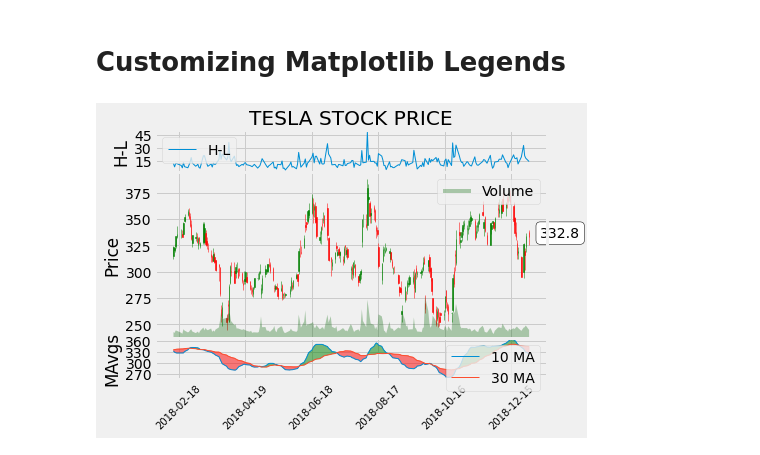
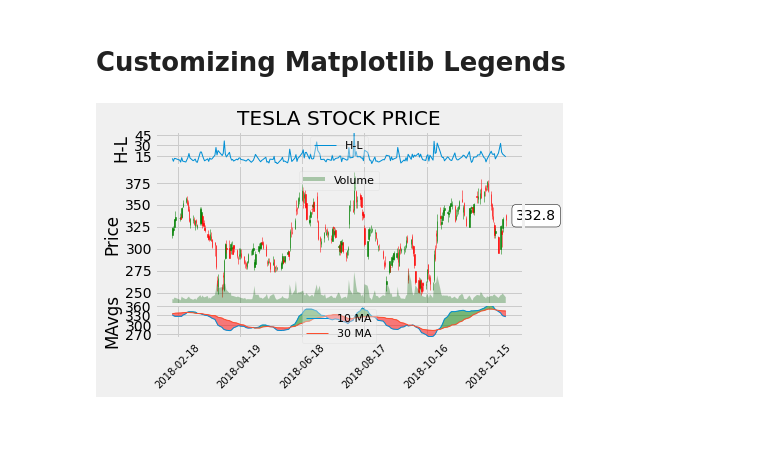
Before and after one commit to hasanarcas/Random-ML-DL-, a Jupyter notebook: Matplotlib-Course/charts.ipynb, the cells around one changed output. Cells and saved outputs as stored; diff of their text form; code cells hidden in the pictures; blank space fills up the shorter version.

```diff
--- a/Matplotlib-Course/charts.ipynb
+++ b/Matplotlib-Course/charts.ipynb
@@ -739,7 +753,7 @@ def moving_average(values, window):
 def high_minus_low(highs, lows):
     return highs-lows
 
-fig = plt.figure()
+fig = plt.figure(facecolor='#f0f0f0')
 ax1 = plt.subplot2grid((6,1), (0,0), rowspan=1, colspan=1)
 plt.title('TESLA STOCK PRICE')
 plt.ylabel('H-L')
@@ -775,31 +789,42 @@ ax2v.fill_between(df.Date.iloc[-start:],0, df.Volume[-start:],
 ax2v.axes.yaxis.set_ticklabels([])
 ax2v.grid(False)
 ax2v.set_ylim(0, 4*df.Volume.max())
 
 
 ax3.plot(df.Date.iloc[-start:], ma1[-start:], linewidth=1, label=str(MA1) +' MA')
 ax3.plot(df.Date.iloc[-start:], ma2[-start:], linewidth=1, label=str(MA2) +' MA')
 ax3.fill_between(df.Date.iloc[-start:], ma2[-start:], ma1[-start:],
                  where=(ma1[-start:]<ma2[-start:]),
                  facecolor='r', edgecolor='r', alpha=0.5)
 ax3.fill_between(df.Date.iloc[-start:], ma2[-start:], ma1[-start:],
                  where=(ma1[-start:]>ma2[-start:]),
                  facecolor='g', edgecolor='g', alpha=0.5)
 ax3.xaxis.set_major_formatter(mdates.DateFormatter('%Y-%m-%d'))
 ax3.xaxis.set_major_locator(mticker.MaxNLocator(6))
 ax3.yaxis.set_major_locator(mticker.MaxNLocator(nbins=4, prune='upper'))
 for label in ax3.xaxis.get_ticklabels():
     label.set_rotation(45)
     label.set_fontsize(10)
 
 
 plt.setp(ax1.get_xticklabels(), visible=False)
 plt.setp(ax2.get_xticklabels(), visible=False)
 plt.subplots_adjust(left=0.09, bottom=0.18, right=0.94, top=0.9, wspace=0.2, hspace=0)
 
 ax1.legend()
+leg = ax1.legend(loc=9, ncol=2, prop={'size':11})
+leg.get_frame().set_alpha(0.4)
+
 ax2v.legend()
+leg = ax2v.legend(loc=9, ncol=2, prop={'size':11})
+leg.get_frame().set_alpha(0.4)
+
 ax3.legend()
+leg = ax3.legend(loc=9, ncol=1, prop={'size':11})
+leg.get_frame().set_alpha(0.4)
+
 plt.show()
+
+fig.savefig('tesla_plot.png', facecolor=fig.get_facecolor())
 # %% [output]
-[figure, old version]
+[figure, new version]
```
Also changed, not shown: parts of 1 cell of this notebook, 5 other files.
